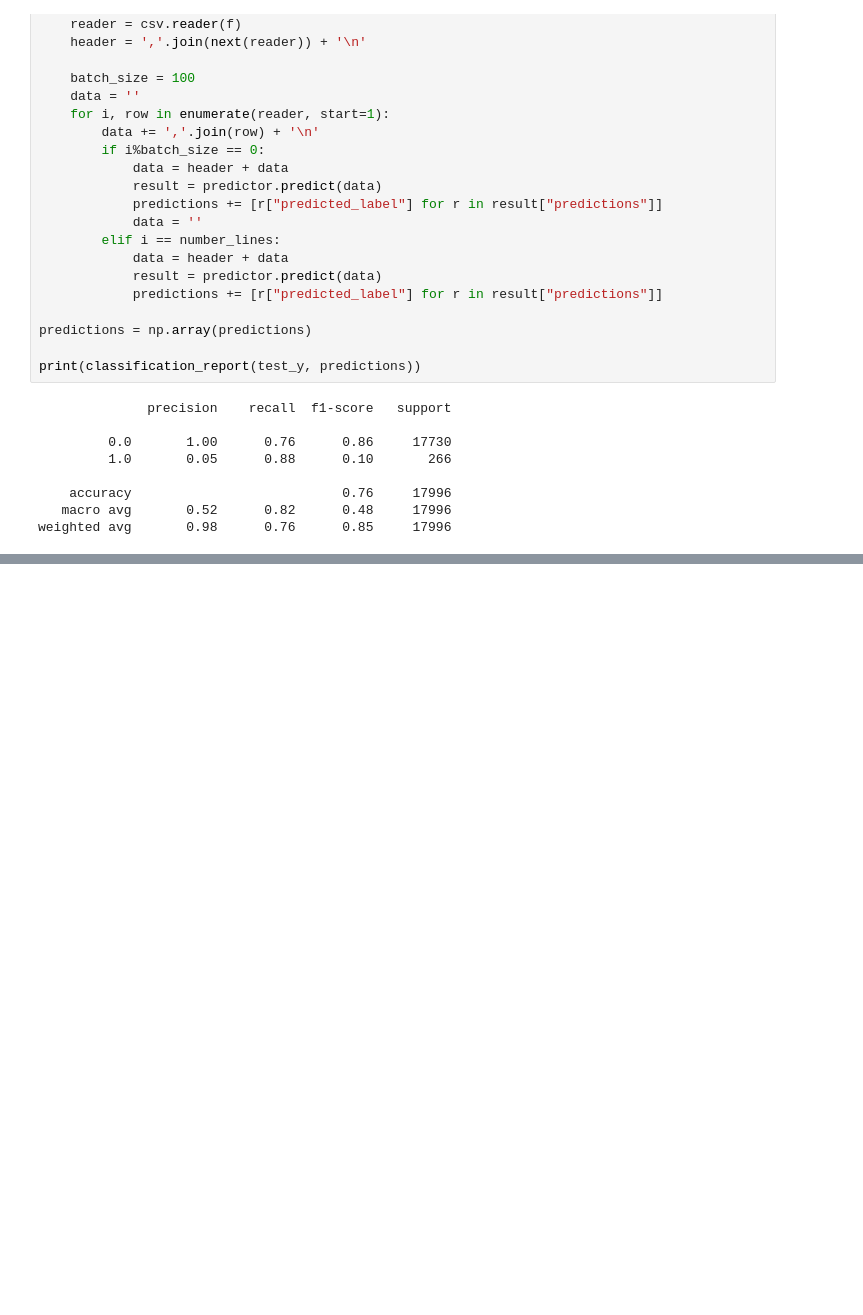
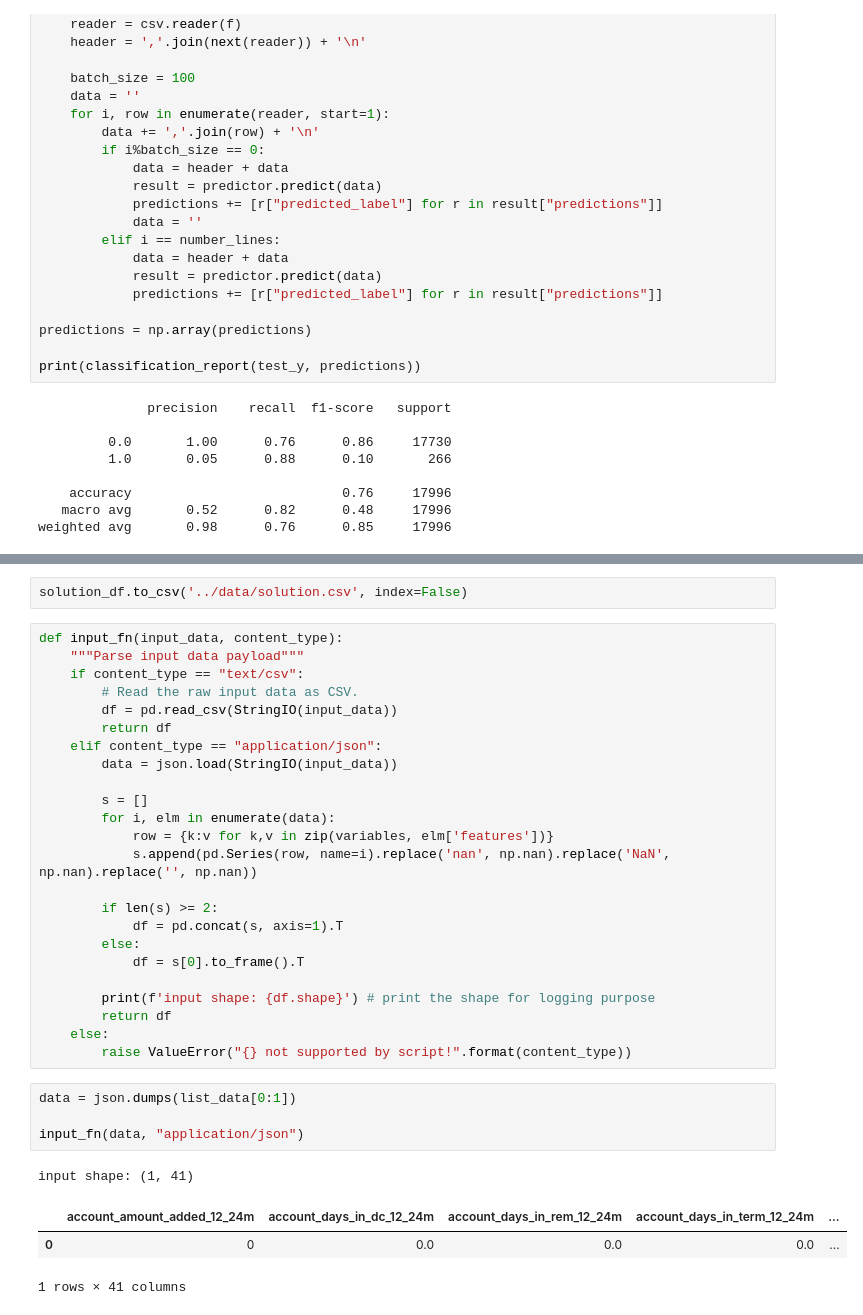
Before and after one commit to susumu2357/task, a Jupyter notebook: notebook/train.ipynb, the cells around one changed output, grey strips where cells are left out. Saved outputs shown, nothing was run; the diff lists cells and outputs as text; blank space fills up the shorter version.

```diff
--- a/notebook/train_test.ipynb
+++ b/notebook/train.ipynb
@@ -734,0 +772,35 @@ df
+# %%
+solution_df.to_csv('../data/solution.csv', index=False)
+# %%
+def input_fn(input_data, content_type):
+    """Parse input data payload"""
+    if content_type == "text/csv":
+        # Read the raw input data as CSV.
+        df = pd.read_csv(StringIO(input_data))
+        return df
+    elif content_type == "application/json":
+        data = json.load(StringIO(input_data))
+
+        s = []
+        for i, elm in enumerate(data):
+            row = {k:v for k,v in zip(variables, elm['features'])}
+            s.append(pd.Series(row, name=i).replace('nan', np.nan).replace('NaN', np.nan).replace('', np.nan))
+
+        if len(s) >= 2:
+            df = pd.concat(s, axis=1).T
+        else:
+            df = s[0].to_frame().T
+
+        print(f'input shape: {df.shape}') # print the shape for logging purpose
+        return df
+    else:
+        raise ValueError("{} not supported by script!".format(content_type))
+# %%
+data = json.dumps(list_data[0:1])
+
+input_fn(data, "application/json")
+# %% [output]
+input shape: (1, 41)
+|  | account_amount_added_12_24m | account_days_in_dc_12_24m | account_days_in_rem_12_24m | account_days_in_term_12_24m | ... |
+| 0 | 0 | 0.0 | 0.0 | 0.0 | ... |
+1 rows × 41 columns
```
Also changed, not shown: parts of 26 cells of this notebook, 1 other file.
